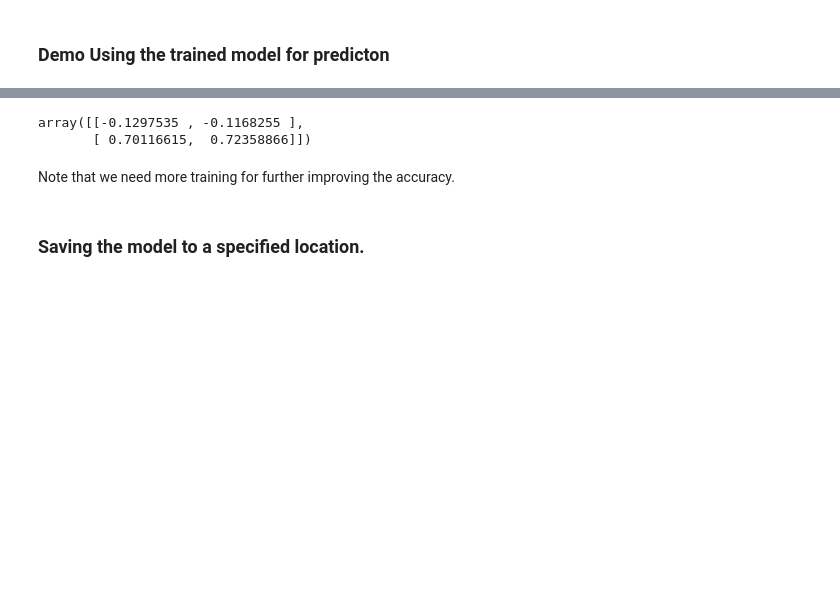
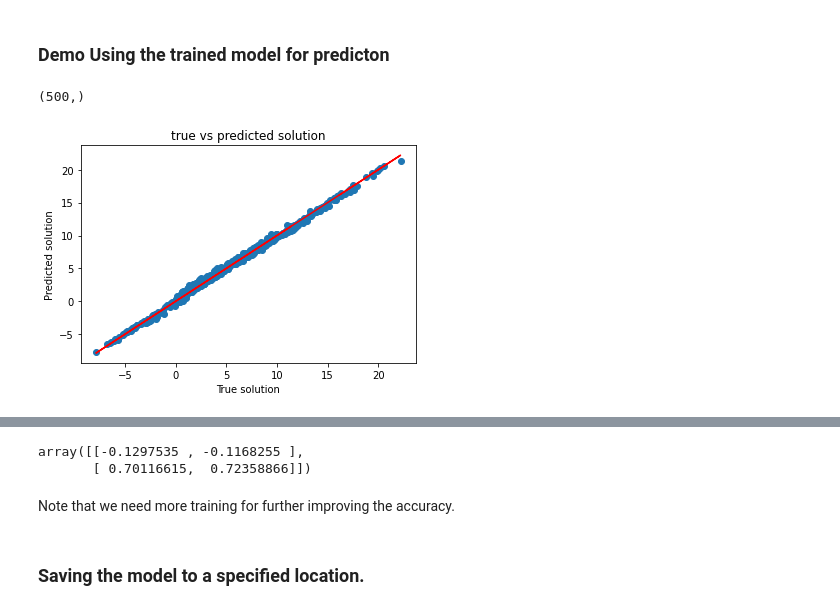
Before and after one commit to mjayadharan/FluidLearn, a Jupyter notebook: fluidlearn/poisson3d.ipynb, the cells around one changed output, grey strips where cells are left out. Saved outputs shown, nothing was run; the diff lists cells and outputs as text; code cells hidden in the pictures; blank space fills up the shorter version.

```diff
--- a/fluidlearn/poisson3d.ipynb
+++ b/fluidlearn/poisson3d.ipynb
@@ -155,3 +190,27 @@ Epoch 50/50
 # %% [markdown]
 ### Demo Using the trained model for predicton
+# %%
+num_test_points = 500
+X_test = np.random.uniform(0,1,3*num_test_points).reshape(num_test_points,3)
+X_test = np.concatenate([np.random.uniform(X_1_domain[0],X_1_domain[1],num_test_points).reshape(num_test_points,1),
+                         np.random.uniform(X_2_domain[0],X_2_domain[1],num_test_points).reshape(num_test_points,1),
+                         np.random.uniform(X_3_domain[0],X_3_domain[1],num_test_points).reshape(num_test_points,1)],
+                        axis=1)
+# %%
+Y_test = X_test[:,0]**3 + X_test[:,1]**3 + X_test[:,2]**2
+# %%
+Y_pred = poisson3d_model.predict(X_test)
+# %%
+Y_pred = np.squeeze(Y_pred,axis=1)
+Y_pred.shape
+# %% [output]
+(500,)
+# %%
+plt.plot(Y_test,Y_pred,'o',Y_test, Y_test,'r-')
+plt.title("true vs predicted solution")
+plt.xlabel("True solution")
+plt.ylabel("Predicted solution")
+plt.show()
+# %% [output]
+[figure, added]
 # %%
```
Also changed, not shown: parts of 11 cells of this notebook.
